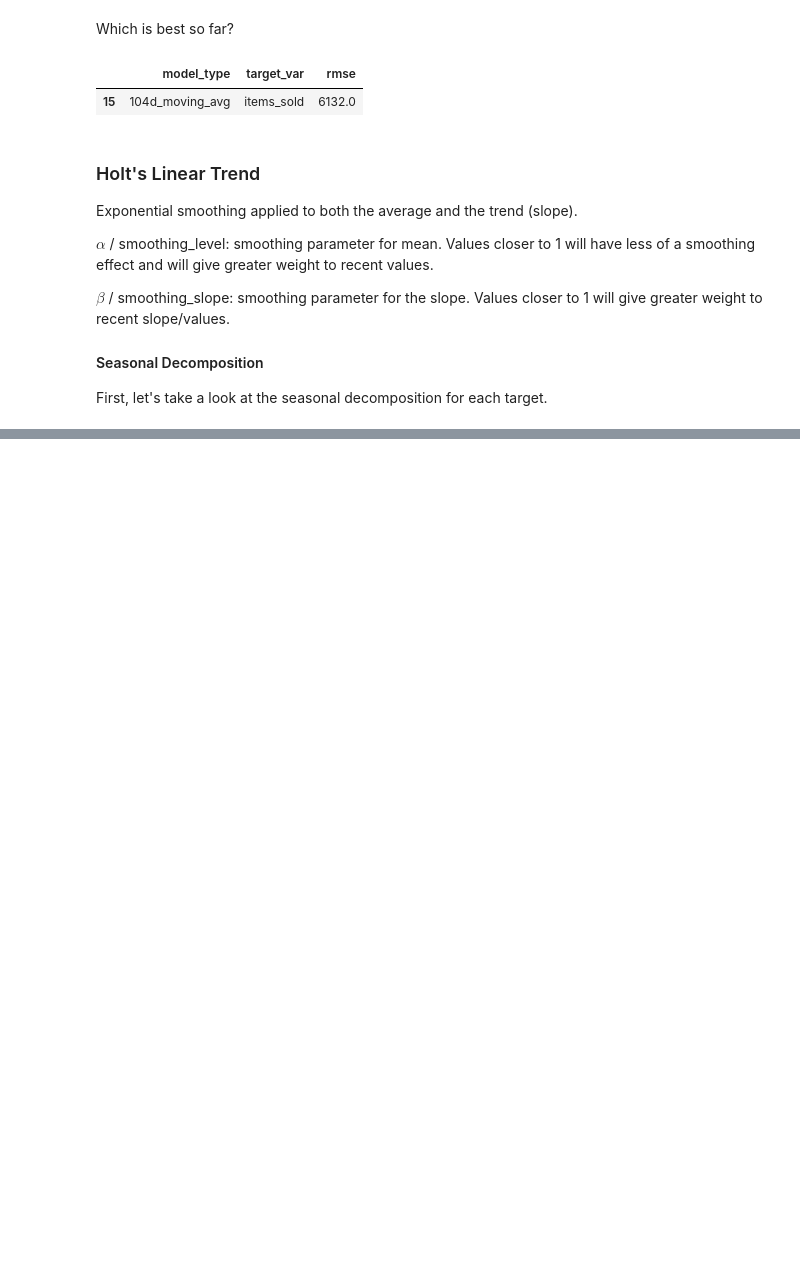
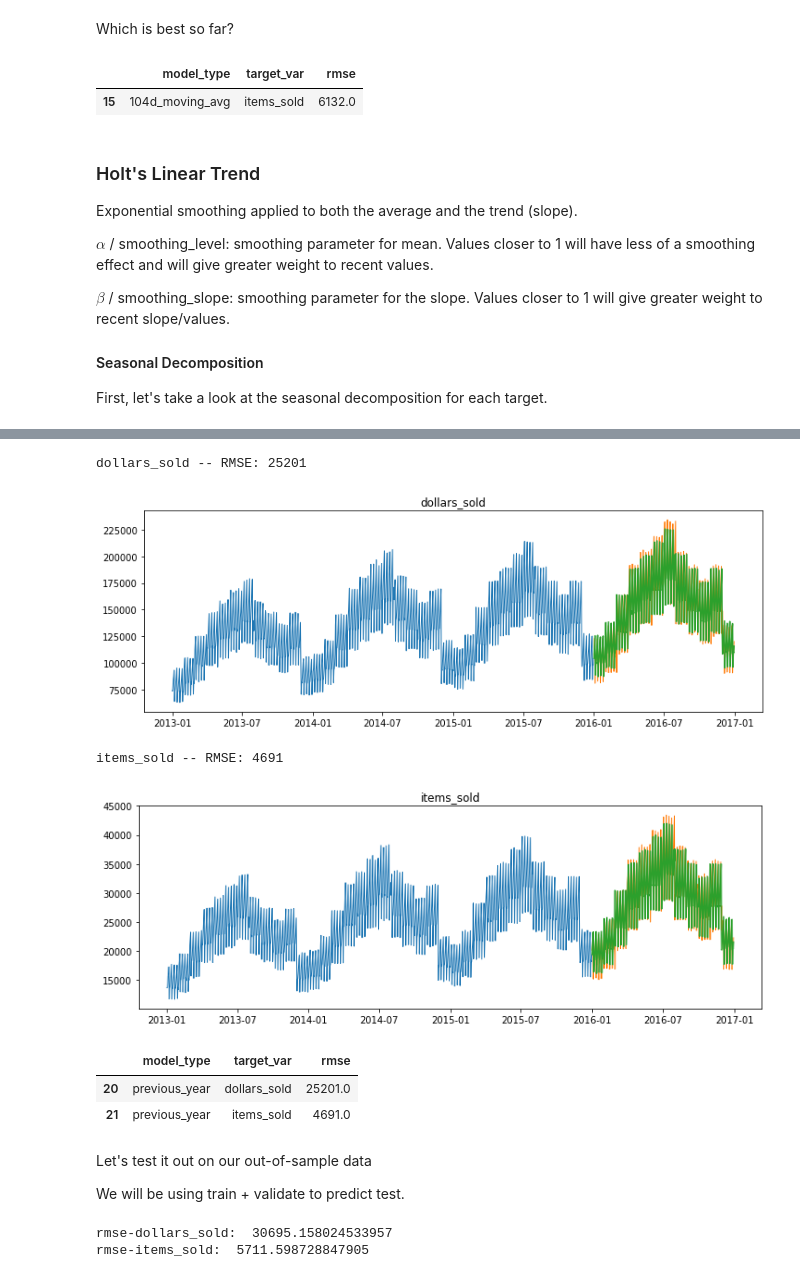
Before and after one commit to SamuelD-Data/time-series-exercises, a Jupyter notebook: modeling.ipynb, the cells around one changed output, grey strips where cells are left out. Cells and saved outputs as stored; diff of their text form; code cells hidden in the pictures; blank space fills up the shorter version.

```diff
--- a/modeling.ipynb
+++ b/modeling.ipynb
@@ -495,0 +595,5 @@ First, let's take a look at the seasonal decomposition for each target.
+# %%
+for col in train.columns:
+    eval_df = append_eval_df(model_type = 'holts_.1',
+                            target_var = col)
+eval_df.sort_values(by='rmse')
@@ -495,0 +627,16 @@ First, let's take a look at the seasonal decomposition for each target.
+# %%
+# resplit data
+
+# setting index back to datetime to allow functions below to work
+df.index = pd.to_datetime(df.index)
+
+# giving one year of data to test and validate and 3 years to train
+train = df[:'2015']
+validate = df['2016']
+test = df['2017']
+
+print(train.shape)
+print(validate.shape)
+print(test.shape)
+
+train.head()
@@ -495,0 +688,29 @@ First, let's take a look at the seasonal decomposition for each target.
+# %%
+# plot and evaluate
+for col in train.columns:
+    plot_and_eval(target_var = col)
+    eval_df = append_eval_df(model_type = "previous_year",
+                            target_var = col)
+# %% [output]
+dollars_sold -- RMSE: 25201
+[figure, added]
+items_sold -- RMSE: 4691
+[figure, added]
+# %%
+# conclusion - which model performed the best
+
+dollars_min_rmse = eval_df.groupby('target_var')['rmse'].min()[0]
+
+items_min_rmse = eval_df.groupby('target_var')['rmse'].min()[1]
+
+# find which model that is
+eval_df[((eval_df.rmse == dollars_min_rmse) |
+         (eval_df.rmse == items_min_rmse))]
+# %% [output]
+|  | model_type | target_var | rmse |
+| 20 | previous_year | dollars_sold | 25201.0 |
+| 21 | previous_year | items_sold | 4691.0 |
+# %% [markdown]
+Let's test it out on our out-of-sample data
+
+We will be using train + validate to predict test.
@@ -495,0 +735,6 @@ First, let's take a look at the seasonal decomposition for each target.
+# %%
+print('rmse-dollars_sold: ', rmse_dollars)
+print('rmse-items_sold: ', rmse_items)
+# %% [output]
+rmse-dollars_sold:  30695.158024533957
+rmse-items_sold:  5711.598728847905
```
Also changed, not shown: parts of 27 cells of this notebook.
